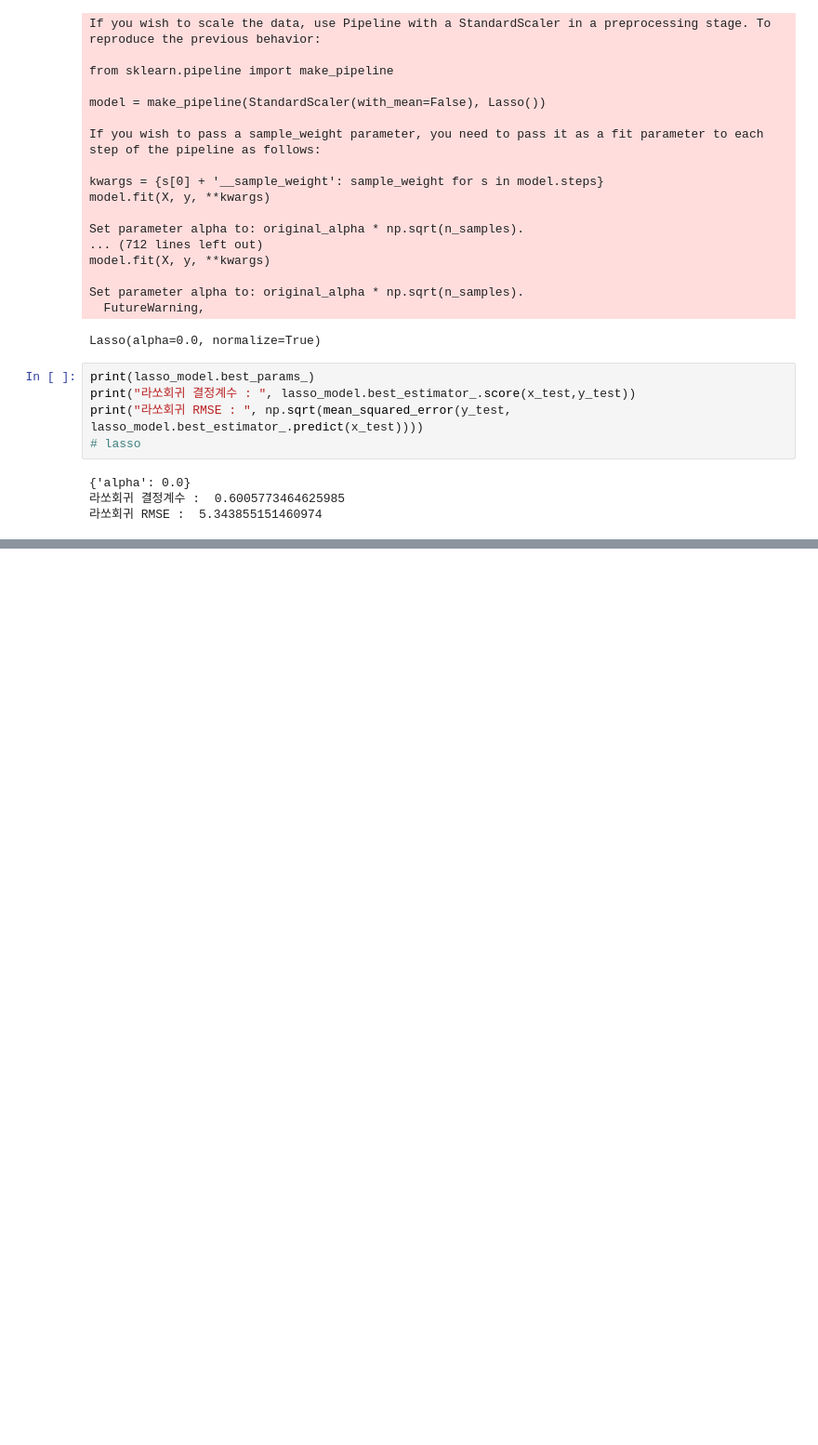
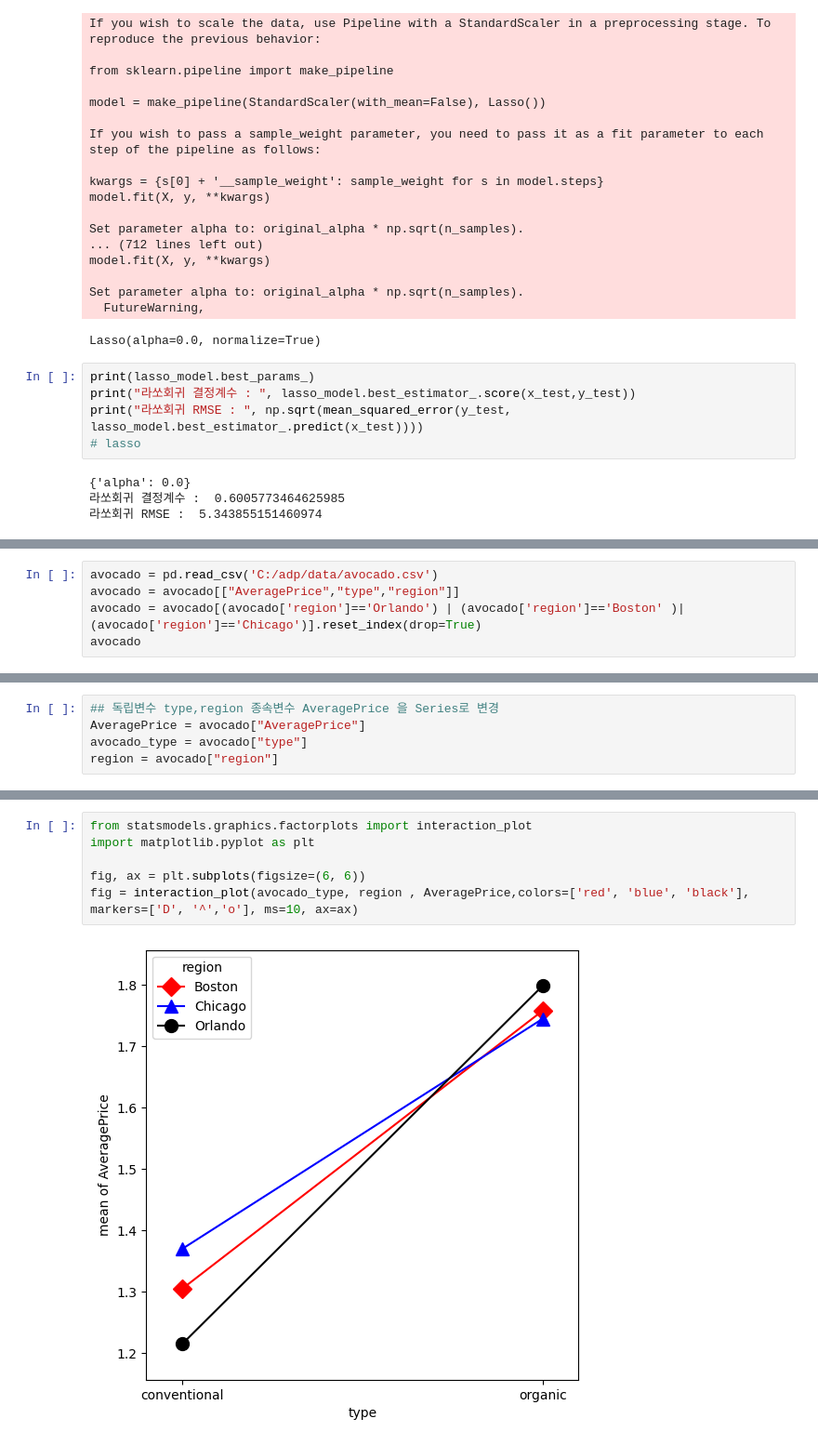
Before and after one commit to wanjuson/analyst_engineer, a Jupyter notebook: ADP_실습_통계/21회기출분석_v2.ipynb, the cells around one changed output, grey strips where cells are left out. Shown at 93% size. Drawn from its saved outputs; the diff is of its cells as text; blank space fills up the shorter version.

```diff
--- a/ADP_실습_통계/21회기출분석_v2.ipynb
+++ b/ADP_실습_통계/21회기출분석_v2.ipynb
@@ -376,0 +439,5 @@ print("라쏘회귀 RMSE : ", np.sqrt(mean_squared_error(y_test, lasso_model.bes
+# %%
+avocado = pd.read_csv('C:/adp/data/avocado.csv')
+avocado = avocado[["AveragePrice","type","region"]]
+avocado = avocado[(avocado['region']=='Orlando') | (avocado['region']=='Boston' )| (avocado['region']=='Chicago')].reset_index(drop=True)
+avocado
@@ -376,0 +458,5 @@ print("라쏘회귀 RMSE : ", np.sqrt(mean_squared_error(y_test, lasso_model.bes
+# %%
+## 독립변수 type,region 종속변수 AveragePrice 을 Series로 변경
+AveragePrice = avocado["AveragePrice"]
+avocado_type = avocado["type"]
+region = avocado["region"]
@@ -376,0 +482,8 @@ print("라쏘회귀 RMSE : ", np.sqrt(mean_squared_error(y_test, lasso_model.bes
+# %%
+from statsmodels.graphics.factorplots import interaction_plot
+import matplotlib.pyplot as plt
+
+fig, ax = plt.subplots(figsize=(6, 6))
+fig = interaction_plot(avocado_type, region , AveragePrice,colors=['red', 'blue', 'black'], markers=['D', '^','o'], ms=10, ax=ax)
+# %% [output]
+[figure, added]
```
Also changed, not shown: parts of 15 cells of this notebook.
